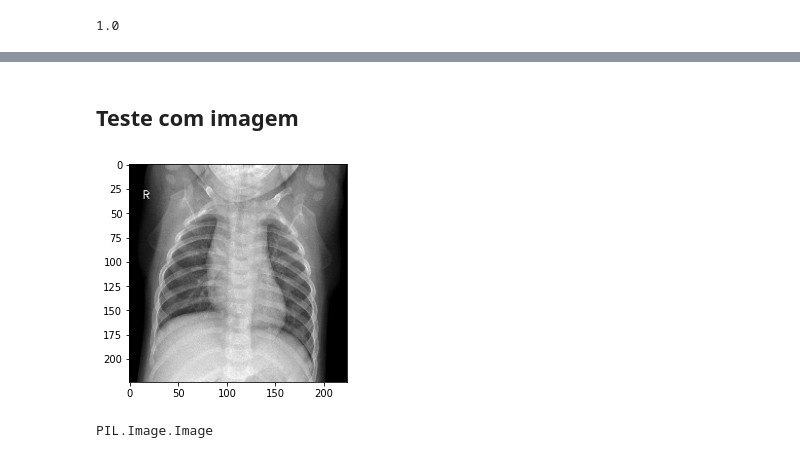
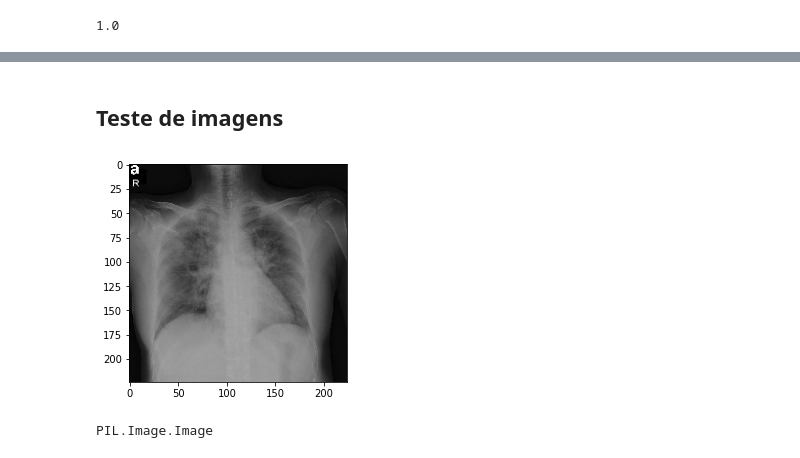
Before and after one commit to AmadeuAnjos/IniciacaoCientifica-Lung, a Jupyter notebook: COVID_19_Lung.ipynb, the cells around one changed output, grey strips where cells are left out. Drawn from its saved outputs; the diff is of its cells as text; code cells hidden in the pictures.

```diff
--- a/COVID_19_Lung.ipynb
+++ b/COVID_19_Lung.ipynb
@@ -349,10 +430,10 @@ sns.heatmap(cm, annot=True);
 # %% [markdown]
-## Teste com imagem
+## Teste de imagens
 # %%
-image = tf.keras.preprocessing.image.load_img(r'/content/covid_dataset/normal/NORMAL2-IM-1307-0001.jpeg', target_size=(224,224))
+image = tf.keras.preprocessing.image.load_img(r'/content/covid_dataset/test/covid/1-s2.0-S0929664620300449-gr2_lrg-a.jpg', target_size=(224,224))
 plt.imshow(image);
 # %% [output]
-[figure, old version]
+[figure, new version]
 # %%
 type(image)
 # %% [output]
```
Also changed, not shown: parts of 60 cells of this notebook.
